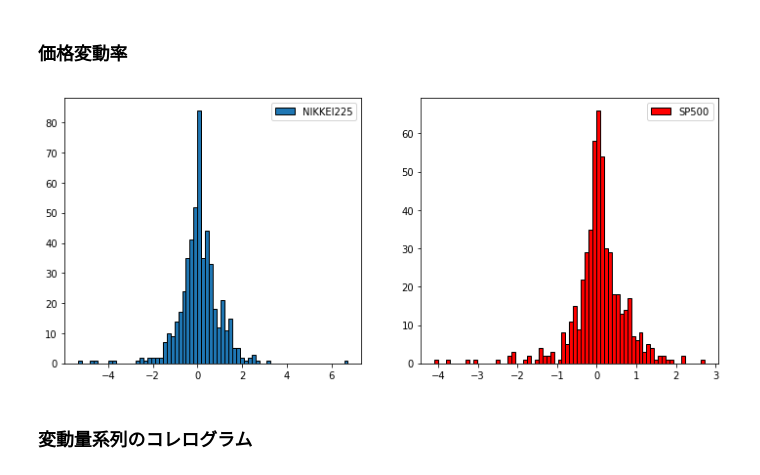
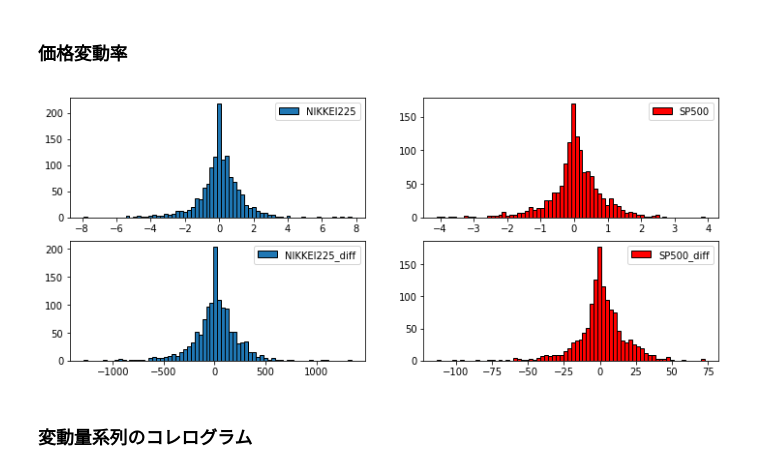
Before and after one commit to puva01/thesis, a Jupyter notebook: getStock.ipynb, the cells around one changed output. Drawn from its saved outputs; the diff is of its cells as text; code cells hidden in the pictures.

```diff
--- a/getStock.ipynb
+++ b/getStock.ipynb
@@ -9,6 +9,6 @@ import matplotlib.pyplot as plt
 import scipy.stats as sp
 %matplotlib inline
 # %%
-start = datetime.datetime(2016, 11, 4)
+start = datetime.datetime(2013, 11, 4)
 end   = datetime.datetime(2018, 11,4)
-stocks = web.DataReader(["NIKKEI225","SP500"], "fred", start, end).fillna(method="ffill")
+stocks = web.DataReader(["NIKKEI225","SP500"], "fred", start, end).fillna(method="bfill")
@@ -24,10 +41,8 @@ z.plot()
 # %% [markdown]
 ### 変動量
 # %%
-nikkei225 = stocks.NIKKEI225.values
-sp500 = stocks.SP500.values
-nikkei225_diff = np.diff(nikkei225)
-sp500_diff = np.diff(sp500)
+nikkei225_diff = np.diff(stocks.NIKKEI225)
+sp500_diff = np.diff(stocks.SP500)
 fig = plt.figure()
 ax1  =fig.add_subplot(2,1,1)
 ax2 = fig.add_subplot(2,1,2)
@@ -43,15 +58,23 @@ ax2.legend()
 # %%
 pct_stocks= stocks.apply(lambda x : x.pct_change()*100).dropna()
 fig = plt.figure(figsize=(12,5))
-ax1  =fig.add_subplot(1,2,1)
-ax2 = fig.add_subplot(1,2,2)
+ax1  =fig.add_subplot(2,2,1)
+ax2 = fig.add_subplot(2,2,2)
+ax3 = fig.add_subplot(2,2,3)
+ax4 =  fig.add_subplot(2,2,4)
+
 ax1.hist(pct_stocks.ix[:,0], bins = 70,label = "NIKKEI225",edgecolor = "black")
 ax2.hist(pct_stocks.ix[:,1] ,color= "r",bins = 70,label = "SP500",edgecolor = "black")
+ax3.hist(nikkei225_diff, bins = 70,label = "NIKKEI225_diff",edgecolor = "black")
+ax4.hist(sp500_diff, bins = 70, color = "r",label = "SP500_diff",edgecolor = "black")
+
 ax1.legend()
 ax2.legend()
+ax3.legend()
+ax4.legend()
 plt.show()
 # %% [output]
-[figure, old version]
+[figure, new version]
 # %% [markdown]
 ### 変動量系列のコレログラム
 # %%
```
Also changed, not shown: parts of 8 cells of this notebook, 2 other files.
